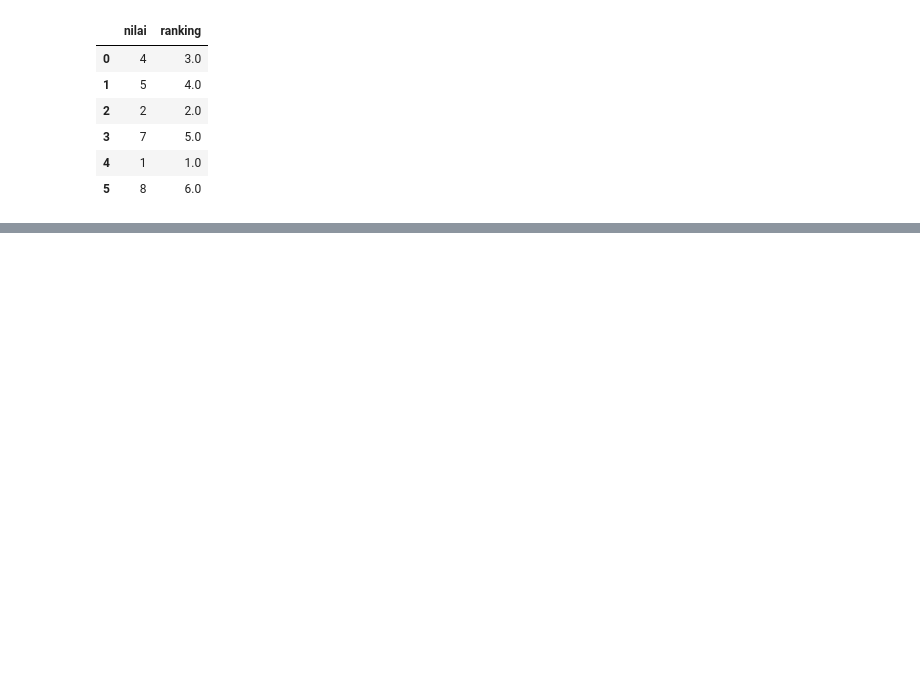
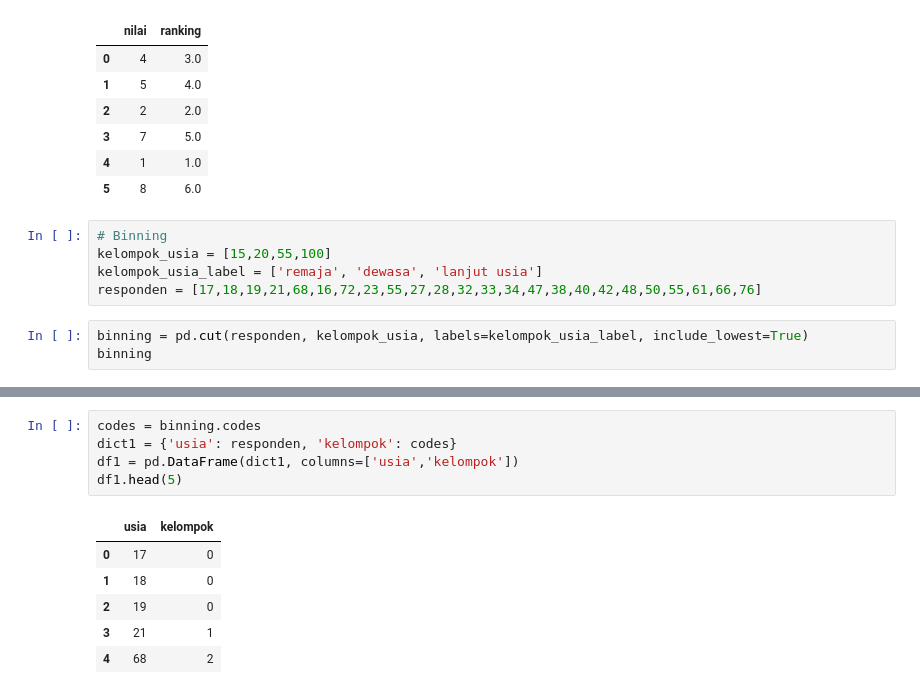
Before and after one commit to yudhaputraa/Machine_Learning, a Jupyter notebook: belajar_pandas.ipynb, the cells around one changed output, grey strips where cells are left out. Saved outputs shown, nothing was run; the diff lists cells and outputs as text; blank space fills up the shorter version.

Commit message:
binning

```diff
--- a/belajar_pandas.ipynb
+++ b/belajar_pandas.ipynb
@@ -420,3 +420,11 @@ df1
 | 3 | 7 | 5.0 |
 | 4 | 1 | 1.0 |
 | 5 | 8 | 6.0 |
+# %%
+# Binning
+kelompok_usia = [15,20,55,100]
+kelompok_usia_label = ['remaja', 'dewasa', 'lanjut usia']
+responden = [17,18,19,21,68,16,72,23,55,27,28,32,33,34,47,38,40,42,48,50,55,61,66,76]
+# %%
+binning = pd.cut(responden, kelompok_usia, labels=kelompok_usia_label, include_lowest=True)
+binning
@@ -422,0 +443,12 @@ df1
+# %%
+codes = binning.codes
+dict1 = {'usia': responden, 'kelompok': codes}
+df1 = pd.DataFrame(dict1, columns=['usia','kelompok'])
+df1.head(5)
+# %% [output]
+|  | usia | kelompok |
+| 0 | 17 | 0 |
+| 1 | 18 | 0 |
+| 2 | 19 | 0 |
+| 3 | 21 | 1 |
+| 4 | 68 | 2 |
```
Also changed, not shown: parts of 2 cells of this notebook.
